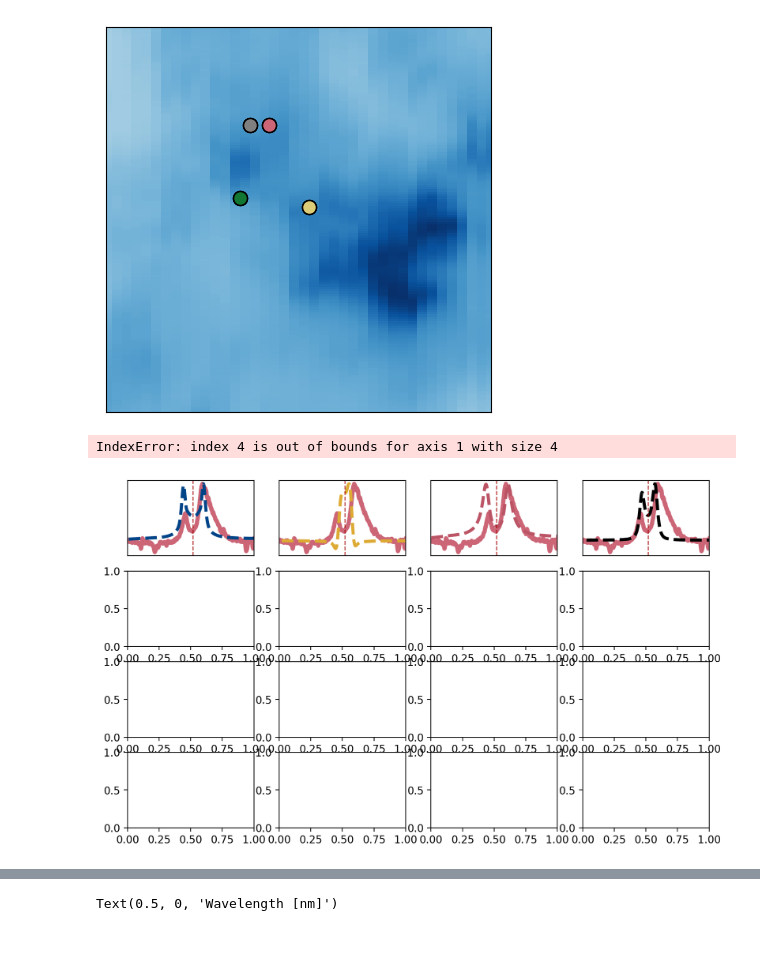
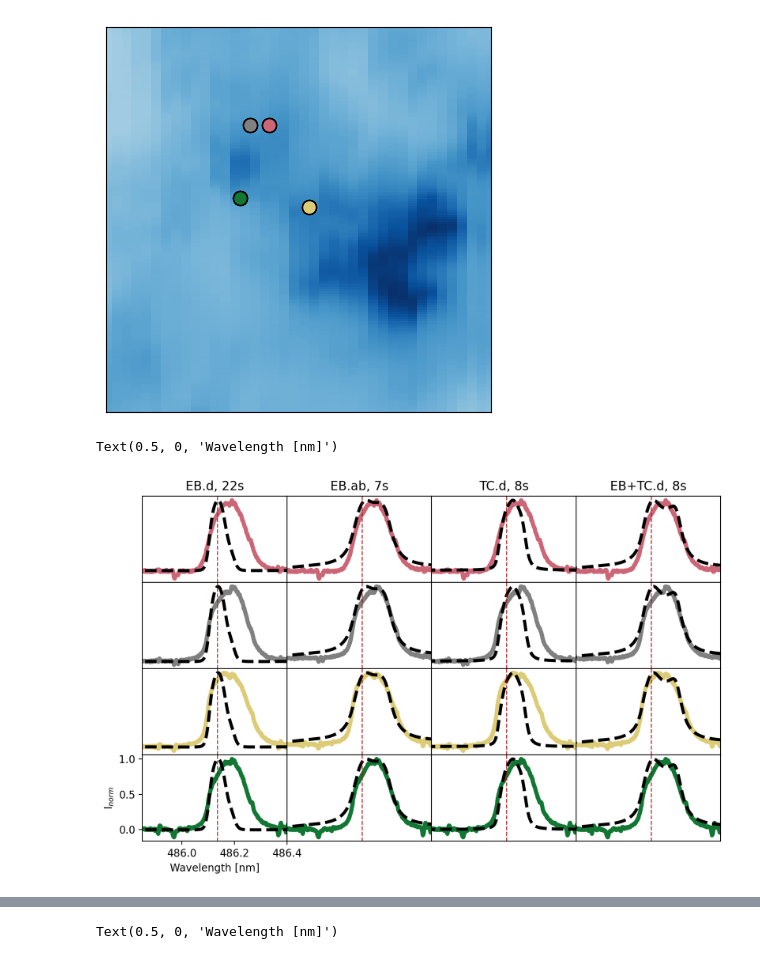
Before and after one commit to coletamburri2112/Flare_Patrol_Analysis, a Jupyter notebook: NOTEBOOKS/11_Aug_2024_Flare_Paper_Plots/11Aug2024_DKIST_RADYN+RH_comp_hbeta.ipynb, the cells around one changed output, grey strips where cells are left out. Cells and saved outputs as stored; diff of their text form; code cells hidden in the pictures.

```diff
--- a/NOTEBOOKS/11_Aug_2024_Flare_Paper_Plots/11Aug2024_DKIST_RADYN+RH_comp_hbeta.ipynb
+++ b/NOTEBOOKS/11_Aug_2024_Flare_Paper_Plots/11Aug2024_DKIST_RADYN+RH_comp_hbeta.ipynb
@@ -196,28 +217,47 @@ y_coords_arcsec = indices_file['y_coords_arcsec']
 # %%
 #define models to compare
 base = '/Users/coletamburri/Desktop/RH_Versions_and_Tools/RH_output_files_npz/'
-modelnameqs1 = 'rhf1d_11Aug_Cclass_A_final_0s_mu1.npz' #same for all
-modelnameqs05 = 'rhf1d_11Aug_Cclass_A_final_0s_mu0.5.npz' #same for all
-#modelnameqs05 = '11Aug_Cclass_A_final_0s_mu0.5.npz' #same for all
-modelnameqs0 = 'rhf1d_11Aug_Cclass_A_final_0s_mu0.npz' #same for all
 
+modelnameqs0 = 'rhf1d_11Aug_Cclass_A_final_0s_mu0.npz'
+modelnameqs05 = 'rhf1d_11Aug_Cclass_A_final_0s_mu0.5.npz'
+modelnameqs1 = 'rhf1d_11Aug_Cclass_A_final_0s_mu1.npz'
 
+modelnameqs0_dh = 'rhf1d_11Aug_Cclass_deepheating_0s_mu0.npz'
+modelnameqs05_dh = 'rhf1d_11Aug_Cclass_deepheating_0s_mu0.5.npz'
+modelnameqs1_dh = 'rhf1d_11Aug_Cclass_deepheating_0s_mu1.npz'
+
+modelnameqs0_EBd = 'rhf1d_11Aug_Cclass_EB_d_0s_mu0.npz'
+modelnameqs05_EBd = 'rhf1d_11Aug_Cclass_EB_d_0s_mu0.5.npz'
+modelnameqs1_EBd = 'rhf1d_11Aug_Cclass_EB_d_0s_mu1.npz'
+
+modelnameqs0_PBd = 'rhf1d_11Aug_Cclass_PB_d_0s_mu0.npz'
+modelnameqs05_PBd = 'rhf1d_11Aug_Cclass_PB_d_0s_mu0.5.npz'
+modelnameqs1_PBd = 'rhf1d_11Aug_Cclass_PB_d_0s_mu1.npz'
+
+modelnameqs0_EBPBd = 'rhf1d_11Aug_Cclass_EBPB_d_0s_mu0.npz'
+modelnameqs05_EBPBd = 'rhf1d_11Aug_Cclass_EBPB_d_0s_mu0.5.npz'
+modelnameqs1_EBPBd = 'rhf1d_11Aug_Cclass_EBPB_d_0s_mu1.npz'
+
+modelnameqs0_TCd = 'rhf1d_11Aug_Cclass_TC_d_0s_mu0.npz'
+modelnameqs05_TCd = 'rhf1d_11Aug_Cclass_TC_d_0s_mu0.5.npz'
+modelnameqs1_TCd = 'rhf1d_11Aug_Cclass_TC_d_0s_mu1.npz'
+
+modelnameqs0_EBTCd = 'rhf1d_11Aug_Cclass_EBTC_d_0s_mu0.npz'
+modelnameqs05_EBTCd = 'rhf1d_11Aug_Cclass_EBTC_d_0s_mu0.5.npz'
+modelnameqs1_EBTCd = 'rhf1d_11Aug_Cclass_EBTC_d_0s_mu1.npz'
 
 models = []
-# for redshift figure
 if feature == 'red':
     models.append('11Aug_Cclass_D_final_22s_mu1.npz') #region D, 22s (time-consistent; small redshift)
     models.append('11Aug_Cclass_A_final_7s_mu1.npz') #region AB, 7s (big redshift)
     models.append('rhf1d_11Aug_Cclass_TC_8s_mu1.npz') # region D, TC, 8s (some redshift)
     models.append('rhf1d_11Aug_Cclass_EB+TC_8s_mu1.npz') # region D, EB+TC, 8s (more redshift than TC
 elif feature == 'deepheating':
-    #models.append('11Aug_Cclass_deepheating_12s_mu1.npz') #deepheating, 12s
     models.append('rhf1d_11Aug_Cclass_deepheating_12s_mu0.npz')# also deepheating at 12s with mu close to 0?
     models.append('rhf1d_11Aug_Cclass_deepheating_12s_mu0.5.npz')# also deepheating at 12s with mu close to 0.5?
-    #models.append('11Aug_Cclass_deepheating_24s_mu0.5.npz')# also deepheating at 12s with mu close to 0.5?
+    models.append('11Aug_Cclass_deepheating_12s_mu1.npz') #deepheating, 12s
 
     RADYNonly_dh = '/Users/coletamburri/Desktop/RADYN_Runs_SCPed/11Aug2024_alternative_heating/11Aug2024_deepheating.sav'
-
 elif feature == 'symmetric':
     models.append('11Aug_Cclass_A_final_36s_5vt_mu1.npz') #time-consistent model for region AB
     models.append('11Aug_Cclass_A_final_36s_7vt_mu0.5.npz')#same but at mu=0.5
@@ -226,7 +266,6 @@ elif feature == 'symmetric':
     #extra models - to explain small redshifts?
     models.append('11Aug_Cclass_A_final_7s_mu1.npz') #region AB, 7s (big redshift)
     models.append('rhf1d_11Aug_Cclass_EB+TC_8s_mu1.npz') # region D, EB+TC, 8s (more redshift than TC
-    #models.append('11Aug_Cclass_A_final_36s_nonuniform_mu0.5.npz') #first attempt at nonuniform vt, mu=0.5
 elif feature == 'blueshift':
     models.append('rhf1d_11Aug_Cclass_D_proton_35s_mu1.npz') # proton beam at 35 post-RH
     models.append('11Aug_Cclass_regionD_proton_21s_mu1.npz') # proton beam at 21 post-RH
@@ -529,36 +638,36 @@ modcolors=tol_colors.tol_cset('high-contrast')
 modstyles = ['--','--','--','--']
 fig,ax=plt.subplots(4,4,dpi=200,figsize=(10,6))
 for i in range(len(choice_is)):
     for j in range(len(modelscomp)):
         if feature == 'red' and i==1:
             ax[i,j].plot(dkist_wl,normalize_range(dkist_int[lowvisp+int(cc[choice_is[i]][0]),:,int(cc[choice_is[i]][1])],contmin=hbeta_low-200),alpha=1,linewidth=4,c='gray')
         else:
             ax[i,j].plot(dkist_wl,normalize_range(dkist_int[lowvisp+int(cc[choice_is[i]][0]),:,int(cc[choice_is[i]][1])],contmin=hbeta_low-200),alpha=1,linewidth=4,c=colors[i])
-        ax[i,j].plot(dkist_wl,normalize_range(modelscomp[j],contmin=hbeta_low-200),linewidth=3,color=modcolors[j],linestyle=modstyles[j])
+        ax[i,j].plot(dkist_wl,normalize_range(modelscomp[j],contmin=hbeta_low-200),linewidth=3,color='black',linestyle=modstyles[j])
         ax[i,j].set_xlim([485.85,486.4])
 
         if j!=0 or i!=3:
             ax[i,j].set_xticks([])
             ax[i,j].set_yticks([])
 
 
 
         ax[i,j].axvline(486.135,c='black',linestyle='dashed',linewidth=1,alpha=0.5)
 
         ax[i,j].axvline(486.135,c='red',linestyle='dashed',linewidth=1,alpha=0.5)
 
 ax[0,0].set_title('EB.d, 22s')
 ax[0,1].set_title('EB.ab, 7s')
 ax[0,2].set_title('TC.d, 8s')
 ax[0,3].set_title('EB+TC.d, 8s')
 
 fig.subplots_adjust(hspace=0, wspace=0)
 
 ax[3,0].set_ylabel(r'I$_{norm}$')
 ax[3,0].set_xlabel('Wavelength [nm]')
 # %% [output]
-IndexError: index 4 is out of bounds for axis 1 with size 4
+Text(0.5, 0, 'Wavelength [nm]')
-[figure, old version]
+[figure, new version]
 # %%
 #for blueshifts
 
```
Also changed, not shown: parts of 15 cells of this notebook, 2 other files.
